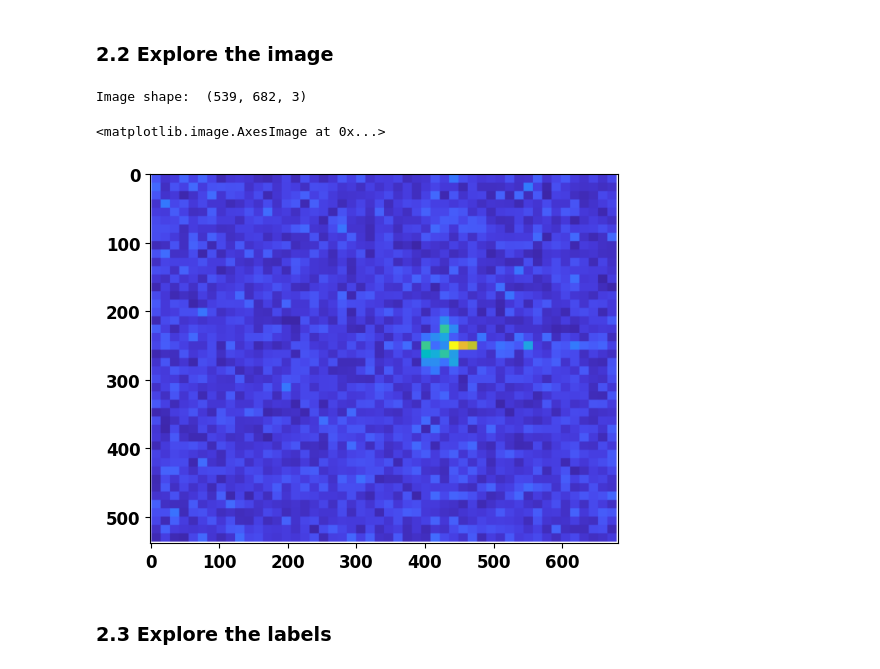
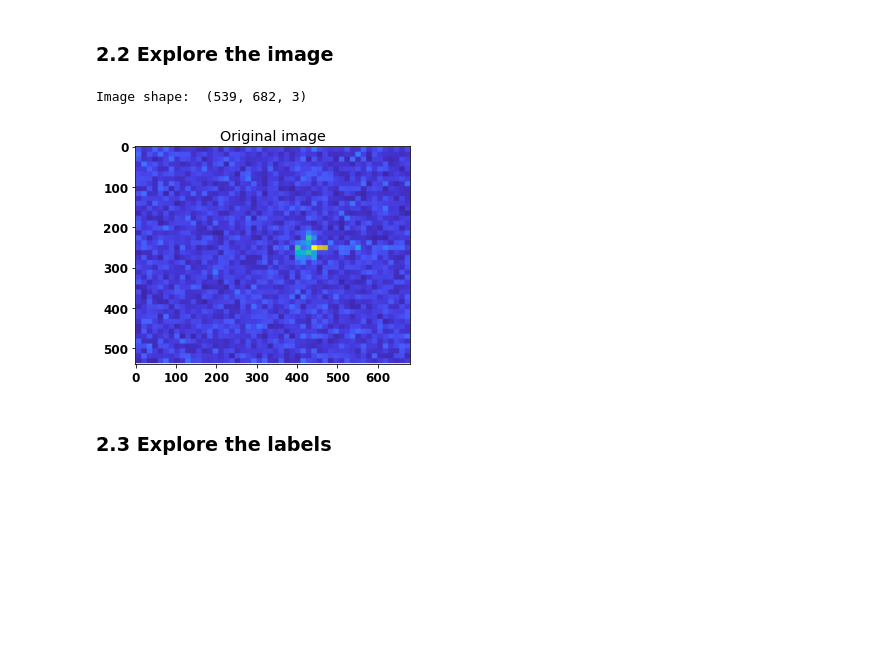
Before and after one commit to KassenBoyaubay/MPA-MLF-Exercises, a Jupyter notebook: Finalproject/Finalproject.ipynb, the cells around one changed output. Drawn from its saved outputs; the diff is of its cells as text; code cells hidden in the pictures; blank space fills up the shorter version.

```diff
--- a/Finalproject/Finalproject.ipynb
+++ b/Finalproject/Finalproject.ipynb
@@ -33,9 +37,7 @@ matplotlib.rc('font', **font)
 # %% [markdown]
 ## 1. Mount Files
 # %%
-drive.mount('/content/drive')
-
-base_dir = '/content/drive/MyDrive/Dataset'
-x_train_dir = os.path.join(base_dir, 'Train/Color/')
-x_test_dir = os.path.join(base_dir, 'Test/Color/')
+base_dir = './'
+x_train_dir = os.path.join(base_dir, 'Color_train/')
+x_test_dir = os.path.join(base_dir, 'Color_test/')
 y_train_dir = os.path.join(base_dir, 'y_train.csv')
@@ -54,16 +54,17 @@ total test images: 3562
 # %% [markdown]
 ### 2.2 Explore the image
 # %%
-img_path = x_train_dir + 'img_0.png'
-img = np.asarray(Image.open(img_path))
-input_shape = img.shape
-print('Image shape: ', input_shape)
+resize = (128, 128)
+
+img = np.asarray(Image.open(x_train_dir + 'img_0.png'))
 
 plt.imshow(img)
+plt.title('Original image')
+
+print('Image shape: ', img.shape)
 # %% [output]
 Image shape:  (539, 682, 3)
-<matplotlib.image.AxesImage at 0x...>
-[figure, old version]
+[figure, new version]
 # %% [markdown]
 ### 2.3 Explore the labels
 # %%
```
Also changed, not shown: parts of 25 cells of this notebook.
